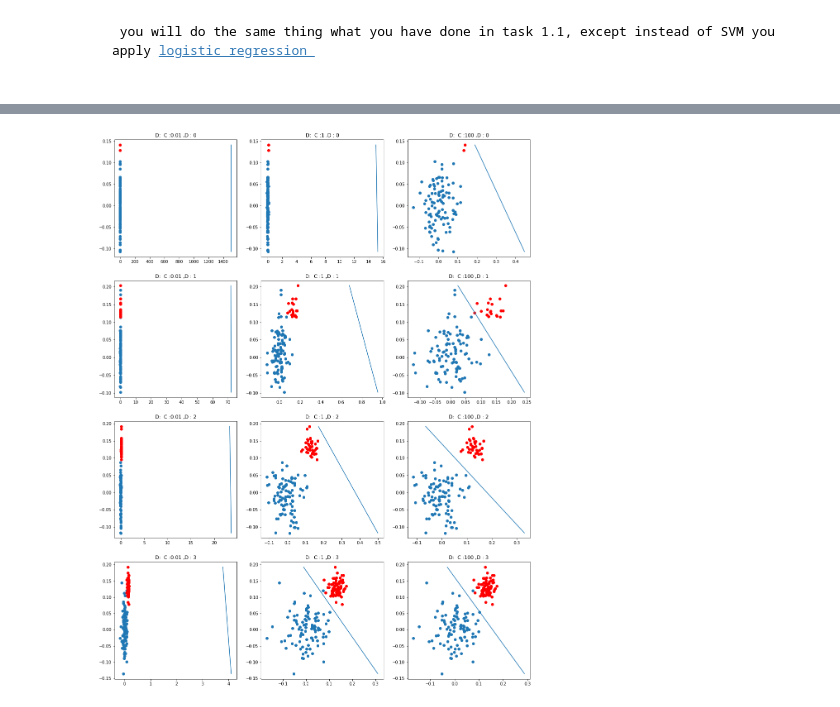
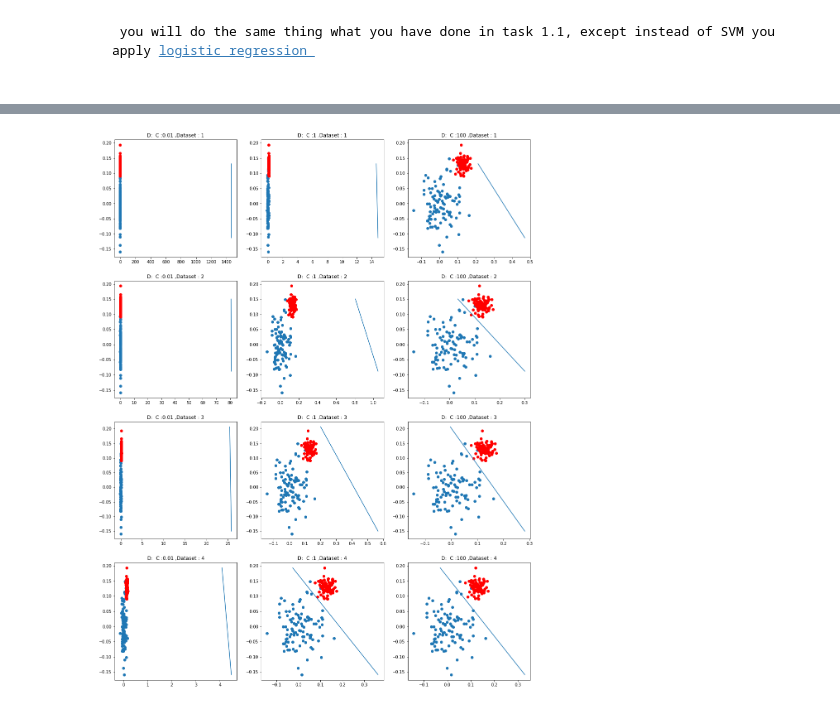
Before and after one commit to bhoomeendra/Applied_AI_assignments, a Jupyter notebook: 10_LinearModels/8A_LR_SVM.ipynb, the cells around one changed output, grey strips where cells are left out. Saved outputs shown, nothing was run; the diff lists cells and outputs as text; code cells hidden in the pictures.

```diff
--- a/10_LinearModels/8A_LR_SVM.ipynb
+++ b/10_LinearModels/8A_LR_SVM.ipynb
@@ -67,6 +67,7 @@ and attach the picture, or record a video upload it in assignment.
 ratios = [ (100,2),(100, 20), (100, 40), (100, 80)]
 C = [0.01,1,100]
 fig, ax = plt.subplots(4, 3, figsize=(18, 24))
+DataSets = []
 for j,i in enumerate(ratios):
     X_p=np.random.normal(0,0.05,size=(i[0],2))
     X_n=np.random.normal(0.13,0.02,size=(i[1],2))
@@ -74,15 +75,19 @@ for j,i in enumerate(ratios):
     y_n=np.array([0]*i[1]).reshape(-1,1)
     X=np.vstack((X_p,X_n))
     y=np.vstack((y_p,y_n))
+    DataSets.append([X,y])
+
+for row,data in enumerate(DataSets):
+    X,y = data
     for col,c in enumerate(C):
         svm = SVC(C = c,kernel='linear')
         svm.fit(X,y)
-        ax[j,col].set_title(f"D:  C :{c} ,D : {j}")
+        ax[j,col].set_title(f"D:  C :{c} ,Dataset : {row+1}")
         sv_x = svm.support_vectors_[:,0]
         sv_y = svm.support_vectors_[:,1]
-        draw_line(svm.coef_[0],svm.intercept_,np.min(X[:,1]),np.max(X[:,1]),ax[j,col])
-        ax[j,col].scatter(X_p[:,0],X_p[:,1])
-        ax[j,col].scatter(X_n[:,0],X_n[:,1],color='red')
-        ax[j,col].scatter(sv_x,sv_y, color='green', marker='^')
+        draw_line(svm.coef_[0],svm.intercept_,np.min(X[:,1]),np.max(X[:,1]),ax[row,col])
+        ax[row,col].scatter(X_p[:,0],X_p[:,1])
+        ax[row,col].scatter(X_n[:,0],X_n[:,1],color='red')
+        ax[row,col].scatter(sv_x,sv_y, color='green', marker='^')
 plt.show()
 # %% [output]
@@ -97,21 +106,17 @@ plt.show()
 # %%
 #you can start writing code here.
 
 fig, ax = plt.subplots(4, 3, figsize=(18, 24))
-for j,i in enumerate(ratios):
-    X_p=np.random.normal(0,0.05,size=(i[0],2))
-    X_n=np.random.normal(0.13,0.02,size=(i[1],2))
-    y_p=np.array([1]*i[0]).reshape(-1,1)
-    y_n=np.array([0]*i[1]).reshape(-1,1)
-    X=np.vstack((X_p,X_n))
-    y=np.vstack((y_p,y_n))
+
+for row,data in enumerate(DataSets):
+    X,y = data
     for col,c in enumerate(C):
         lg = LogisticRegression(C = c)
         lg.fit(X,y)
-        ax[j,col].set_title(f"D:  C :{c} ,D : {j}")
-        draw_line(lg.coef_[0],lg.intercept_,np.min(X[:,1]),np.max(X[:,1]),ax[j,col])
-        ax[j,col].scatter(X_p[:,0],X_p[:,1])
-        ax[j,col].scatter(X_n[:,0],X_n[:,1],color='red')
+        ax[row,col].set_title(f"D:  C :{c} ,Dataset : {row+1}")
+        draw_line(lg.coef_[0],lg.intercept_,np.min(X[:,1]),np.max(X[:,1]),ax[row,col])
+        ax[row,col].scatter(X_p[:,0],X_p[:,1])
+        ax[row,col].scatter(X_n[:,0],X_n[:,1],color='red')
 plt.show()
 # %% [output]
-[figure, old version]
+[figure, new version]
```
Also changed, not shown: parts of 6 cells of this notebook, 4 other files.
